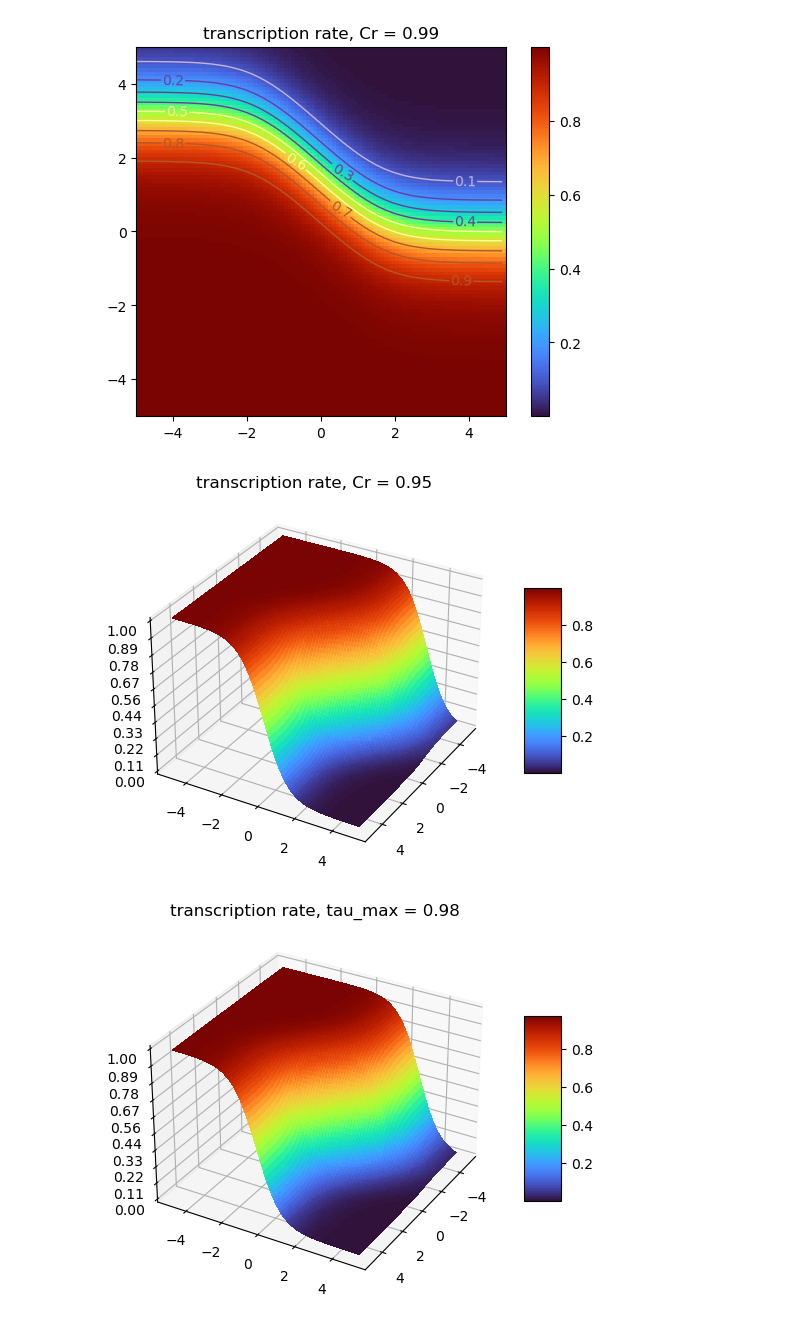
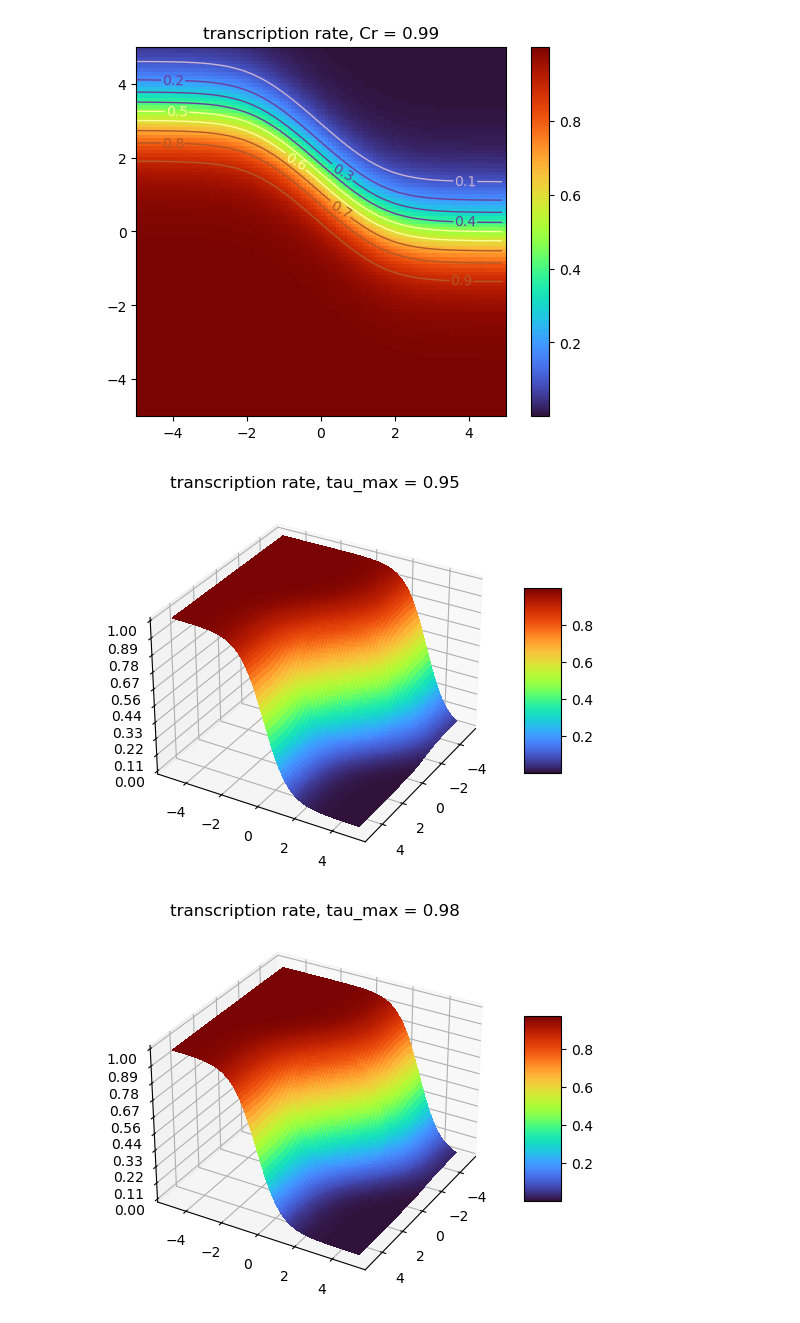
Before and after one commit to Chenovski/MSGI2023, a Jupyter notebook: Transcription Rate Model/230726_transcription_rate_model_investigation.ipynb, the cells around one changed output. Drawn from its saved outputs; the diff is of its cells as text; code cells hidden in the pictures.

```diff
--- a/Transcription Rate Model/230726_transcription_rate_model_investigation.ipynb
+++ b/Transcription Rate Model/230726_transcription_rate_model_investigation.ipynb
@@ -74,23 +74,23 @@ Cr = 0.5;# set back
 # %%
 for Cr in arange(.05,1,.05):
     display.clear_output(wait=True);
     Tau = tau_func(Ec,Er,Ei,Cc,Cr,RT,tau_max) # evaluation of the function on the grid
 
     fig = plt.figure()
     ax = fig.add_subplot(projection='3d')
     surf = ax.plot_surface(Ec, Er, Tau, rstride=1, cstride=1,
                           cmap=cm.turbo,linewidth=0, antialiased=False)
     ax.zaxis.set_major_locator(LinearLocator(10))
     ax.zaxis.set_major_formatter(FormatStrFormatter('%.02f'))
     fig.colorbar(surf, shrink=0.5, aspect=5)
     ax.view_init(azim=30, elev=30)
-    title('transcription rate, tau_max = %.2f' % tau_max)
+    title('transcription rate, tau_max = %.2f' % Cr)
     plt.show()
     plt.pause(.01)
 
 Cr = 0.5;# set back
 # %% [output]
-[figure, old version]
+[figure, new version]
 # %%
 for tau_max in arange(.025,1,.025):
     display.clear_output(wait=True);
```
Also changed, not shown: parts of 1 cell of this notebook.
